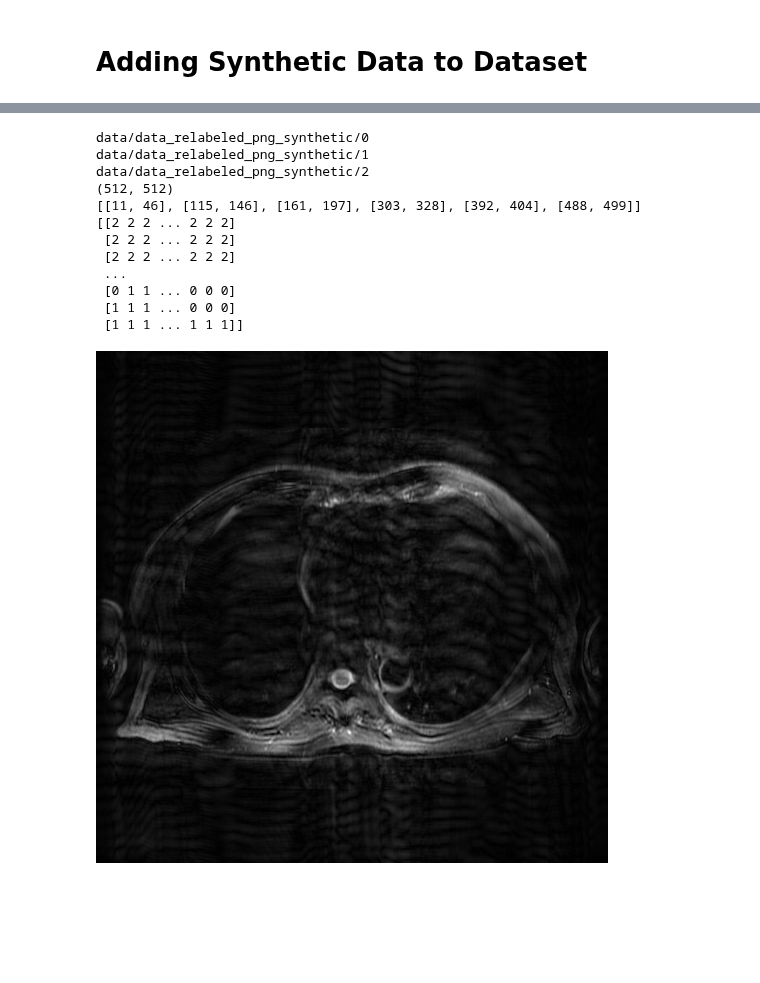
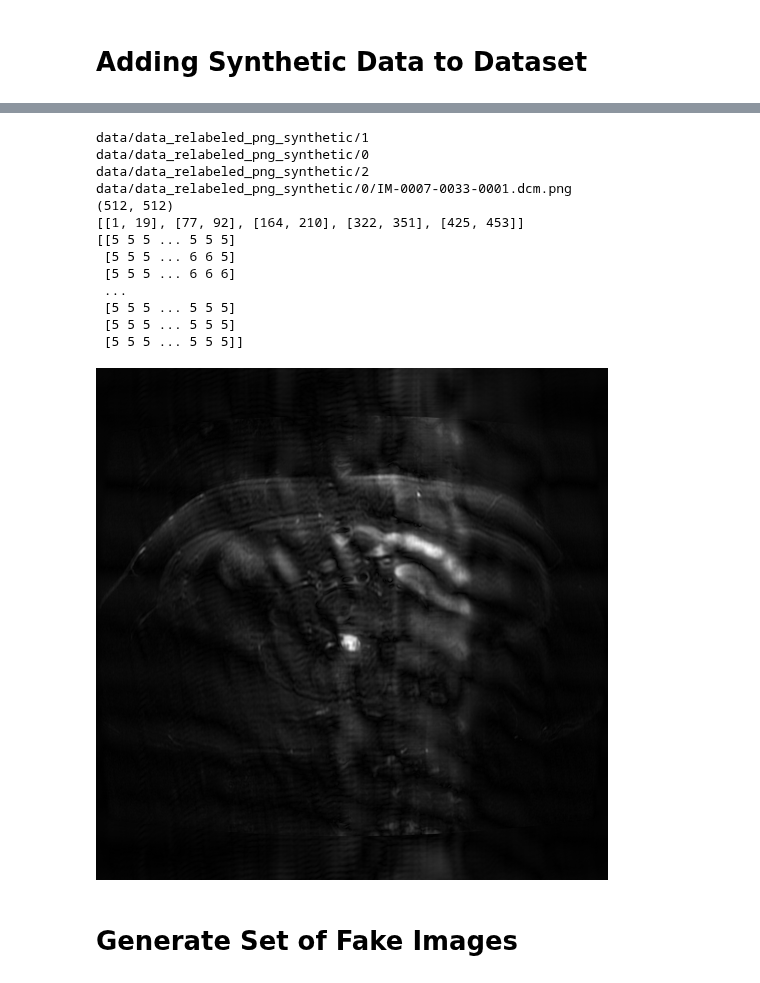
Before and after one commit to 18jeffreyma/motion-artifact, a Jupyter notebook: simulating_synthetic_motion.ipynb, the cells around one changed output, grey strips where cells are left out. Cells and saved outputs as stored; diff of their text form; code cells hidden in the pictures; blank space fills up the shorter version.

Commit message:
simulated data

```diff
--- a/simulating_synthetic_motion.ipynb
+++ b/simulating_synthetic_motion.ipynb
@@ -161,43 +161,48 @@ print(generate_random_range(0, 511))
 # %%
 paths = load_image_paths(data_root)
 
-image_path = paths[0][1]
+image_path = paths[1][0]
+print(image_path)
 im = imageio.imread(image_path)
 print(im.shape)
 
 im_transformed = np.fft.fft2(im)
 
 # im_converted = np.abs(im_transformed) / np.max(np.abs(im_transformed)) * 255
 # im_converted = np.uint8(im_converted)
 # im_transformed_display = Image.fromarray(im_converted)
 
 # display(im_transformed_display)
 
 
-vals = generate_random_range(0, 511, artifact_length=[10,40], gap_length=[0,150], start_ofset=[0,20])
+
+vals = generate_random_range(0, 511, artifact_length=[10,50], gap_length=[50,120], start_ofset=[0,50])
 print(vals)
 
 im_transformed_artifacted = add_artifact(im_transformed, regions=vals, max_lf=1200)
 
 image = reconstruct(im_transformed_artifacted)
 image = np.uint8(image)
 
 
 print(image)
 
 display3 = Image.fromarray(image)
 display(display3)
 # %% [output]
+data/data_relabeled_png_synthetic/1
 data/data_relabeled_png_synthetic/0
-data/data_relabeled_png_synthetic/1
 data/data_relabeled_png_synthetic/2
+data/data_relabeled_png_synthetic/0/IM-0007-0033-0001.dcm.png
 (512, 512)
-[[11, 46], [115, 146], [161, 197], [303, 328], [392, 404], [488, 499]]
-[[2 2 2 ... 2 2 2]
- [2 2 2 ... 2 2 2]
- [2 2 2 ... 2 2 2]
+[[1, 19], [77, 92], [164, 210], [322, 351], [425, 453]]
+[[5 5 5 ... 5 5 5]
+ [5 5 5 ... 6 6 5]
+ [5 5 5 ... 6 6 6]
  ...
- [0 1 1 ... 0 0 0]
- [1 1 1 ... 0 0 0]
- [1 1 1 ... 1 1 1]]
+ [5 5 5 ... 5 5 5]
+ [5 5 5 ... 5 5 5]
+ [5 5 5 ... 5 5 5]]
-[figure, old version]
+[figure, new version]
+# %% [markdown]
+# Generate Set of Fake Images
```
Also changed, not shown: parts of 7 cells of this notebook.
